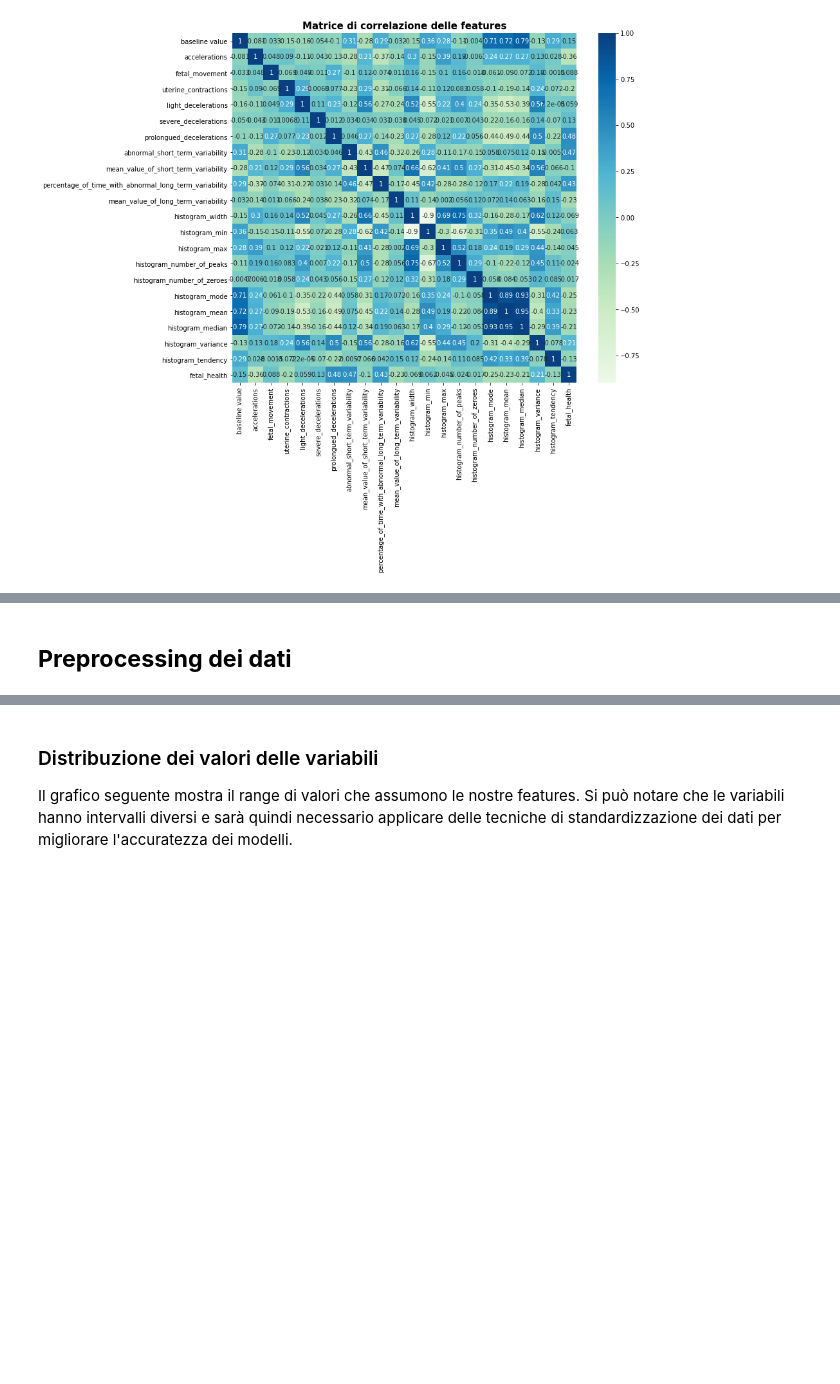
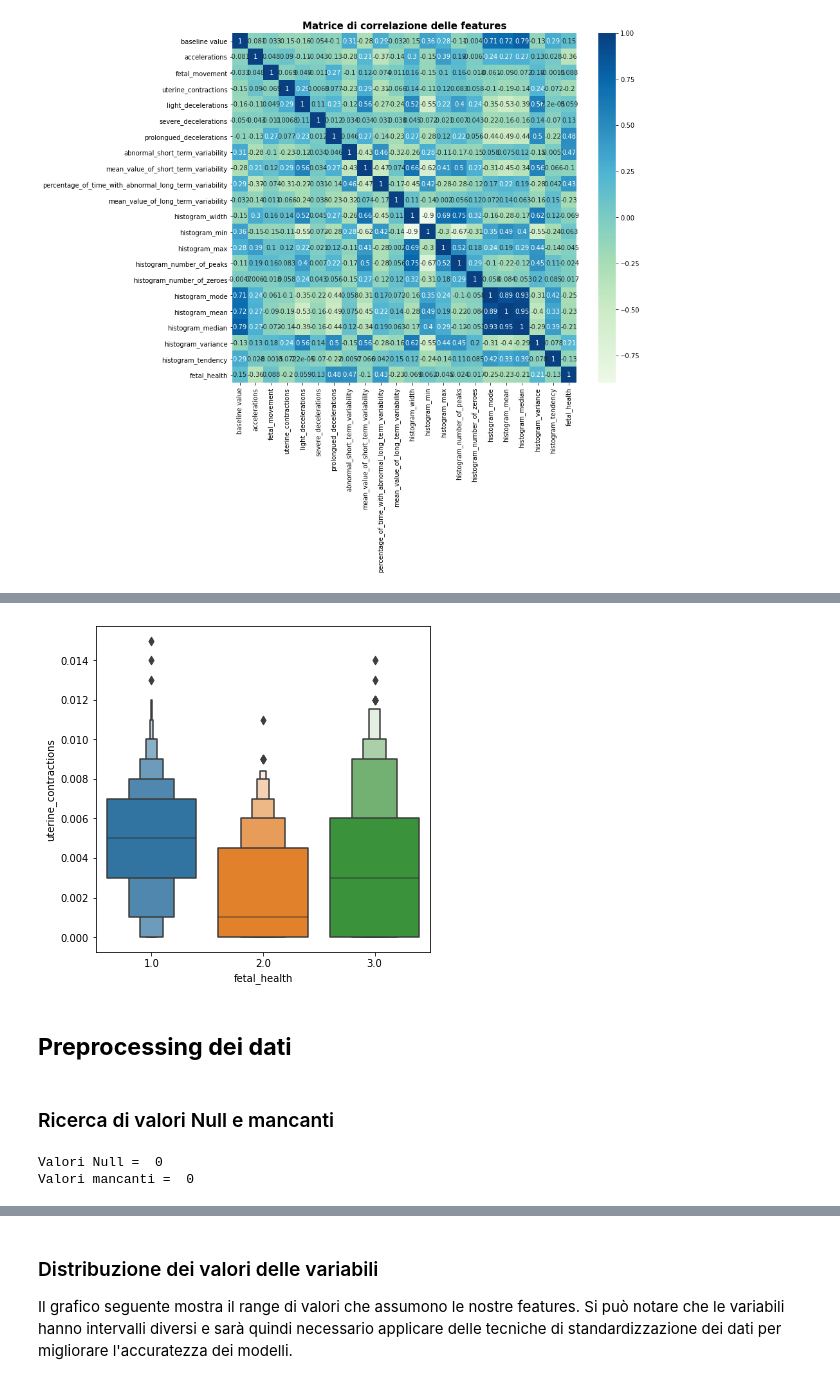
Before and after one commit to andrea-acampora/Data_Intensive_Project, a Jupyter notebook: Progetto_Data_Intensive.ipynb, the cells around one changed output, grey strips where cells are left out. Saved outputs shown, nothing was run; the diff lists cells and outputs as text; code cells hidden in the pictures; blank space fills up the shorter version.

```diff
--- a/Progetto_Data_Intensive.ipynb
+++ b/Progetto_Data_Intensive.ipynb
@@ -163,2 +184,18 @@ sns.heatmap(correlation_matrix,annot=True, cmap="GnBu", center=0);
+# %%
+figure = plt.figure(figsize=(6,6))
+sns.boxenplot(x='fetal_health', y='uterine_contractions', data=dataset);
+# %% [output]
+[figure, added]
 # %% [markdown]
 ## **Preprocessing dei dati**
+# %% [markdown]
+### Ricerca di valori Null e mancanti
+# %%
+valori_null = dataset.columns[dataset.isnull().any()]
+print('Valori Null = ', valori_null.size)
+
+valori_mancanti = dataset.columns[dataset.isna().any()]
+print('Valori mancanti = ', valori_mancanti.size)
+# %% [output]
+Valori Null =  0
+Valori mancanti =  0
```
Also changed, not shown: parts of 51 cells of this notebook.
